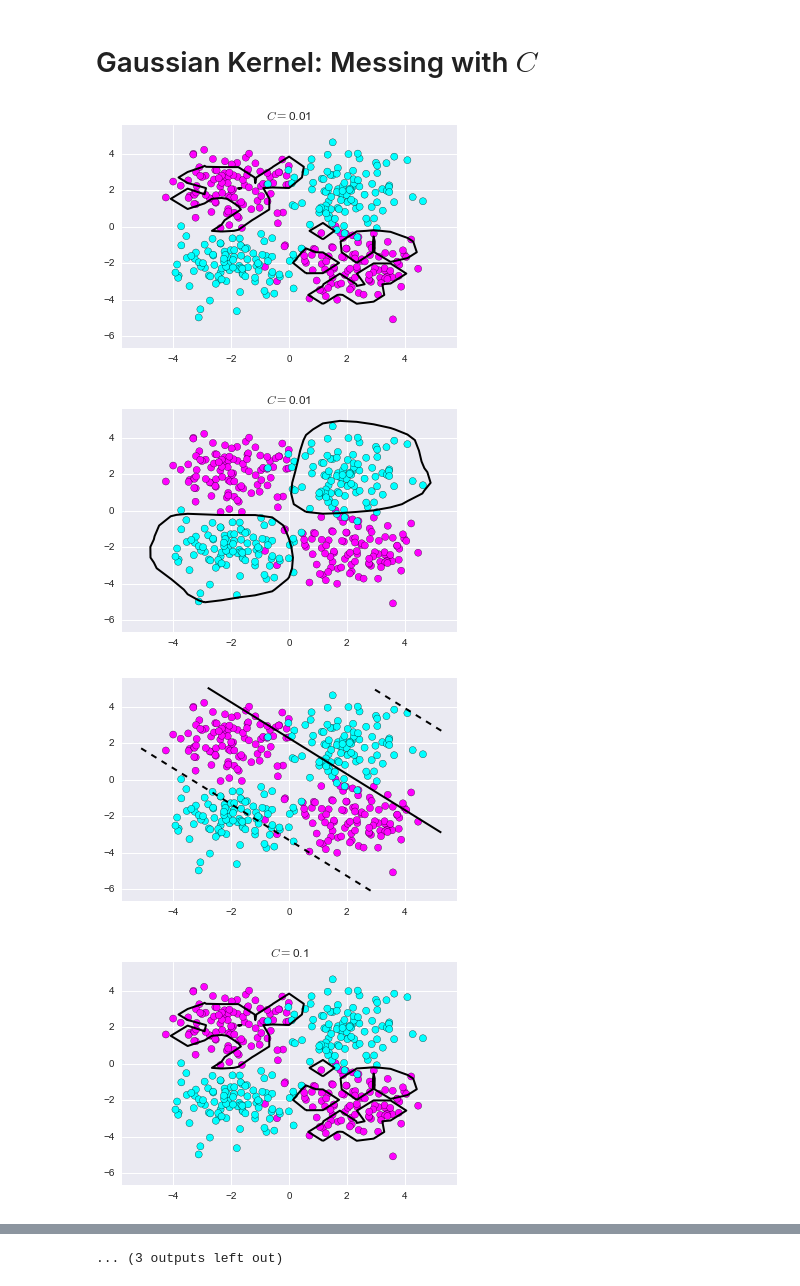
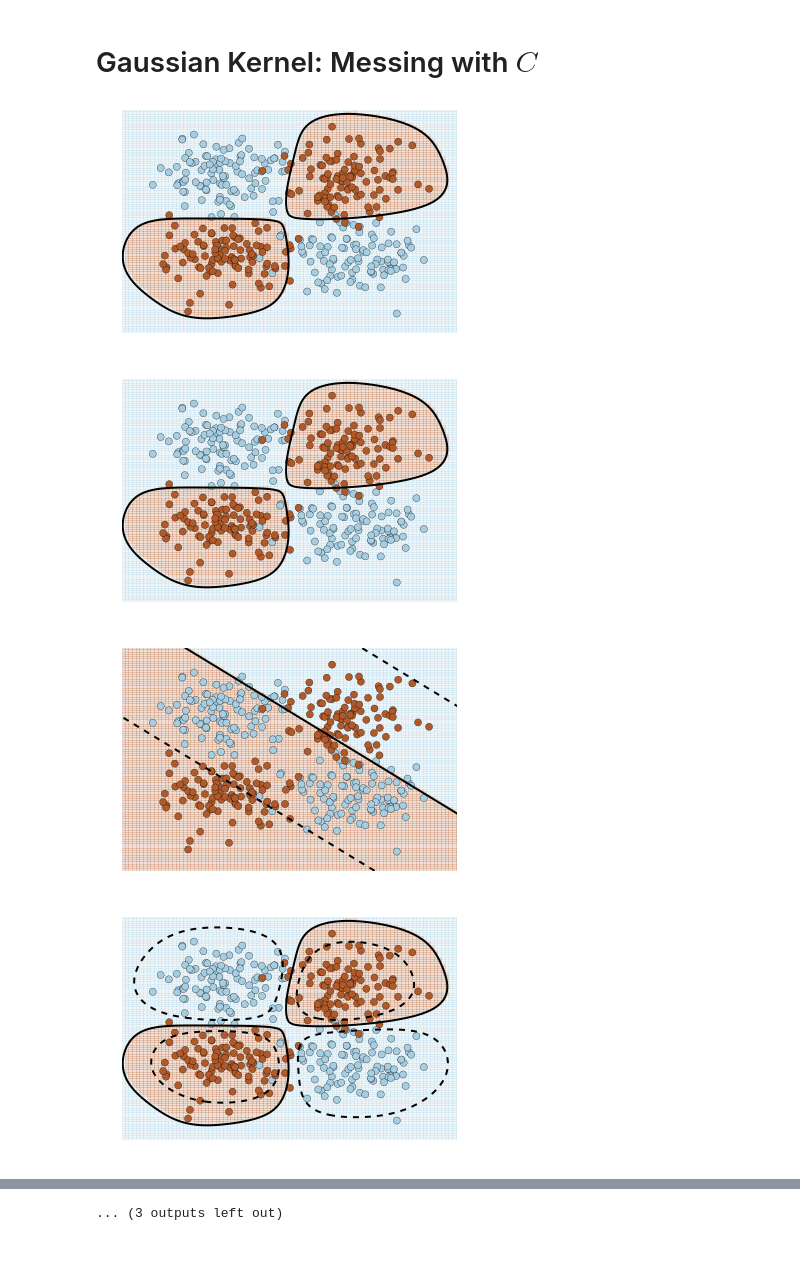
Before and after one commit to PhilChodrow/6.867_hwk2, a Jupyter notebook: P2.ipynb, the cells around one changed output, grey strips where cells are left out. Drawn from its saved outputs; the diff is of its cells as text; code cells hidden in the pictures; blank space fills up the shorter version.

Commit message:
speed boost to kernel methods

```diff
--- a/P2.ipynb
+++ b/P2.ipynb
@@ -6,4 +6,6 @@ from learner import learner
 from hw2_resources.plotBoundary import *
 from matplotlib import pyplot as plt
 import seaborn as sns
+from sklearn import metrics
+sns.set_style('white')
 %matplotlib inline
@@ -49,19 +92,24 @@ Y = np.array([1, 1, -1, -1]).reshape((4,1))
 
 svm = learner()
 svm.set_data(X,Y)
-svm.set_kernel_function(linear_kernel)
+svm.set_kernel('linear')
 svm.make_kernel_matrix()
 constraints = svm.train(1)
 
 fig = plt.figure()
 ax = fig.add_subplot(111)
-plot_data(1, X, Y, (0), ax, '')
-
-plt.gca().scatter(svm.support_vectors[:,0],
+ax.scatter(svm.support_vectors[:,0],
             svm.support_vectors[:,1],
             s = 200,
             c = 'black',
             alpha = .2) # ugly but whatevs
+plot_data(1, X, Y, (0), ax, '')
 
-plt.savefig('figs/toy.pdf')
+# ax.set_xlim((x_min, x_max))
+# ax.set_ylim((y_min, y_max))
+
+
+
+
+plt.savefig('figs/toy.pdf', bbox_inches='tight')
 # %% [output]
@@ -97,12 +145,13 @@ table = pd.DataFrame({'Data Set' : [],
                       'Validation Error': []})
 
 for i in [1, 2, 3, 4]:
+# for i in [1]:
 
     X,Y = read_data(data_path(i, 'train'))
 
     svm = learner()
     svm.set_data(X,Y)
-    svm.set_kernel_function(linear_kernel)
+    svm.set_kernel('linear')
     svm.make_kernel_matrix()
     svm.train(C)
 
@@ -118,6 +167,6 @@ for i in [1, 2, 3, 4]:
     fig = plt.figure()
     ax = fig.add_subplot(111)
     plot_data(i, X, Y, (0), ax, '')
-    plt.savefig('figs/svm_linear_' + str(i) + '.pdf')
+    plt.savefig('figs/svm_linear_' + str(i) + '.pdf', bbox_inches='tight')
 plt.tight_layout()
 # %% [output]
@@ -154,8 +203,8 @@ for j in range(len(Cs)):
         svm.set_data(X,Y)
 
         # do the Gaussian one:
-        svm.set_kernel_function(lambda x, y: gaussian_kernel(x,y, s = s))
-        svm.make_kernel_matrix()
+        svm.set_kernel('rbf')
+        svm.make_kernel_matrix(gamma = 1.0/s**2)
         svm.train(Cs[j])
 
         X_val, Y_val = read_data(data_path(i, 'validate'))
@@ -166,43 +215,43 @@ for j in range(len(Cs)):
         n_supports = len(svm.get_supports())
         fig = plt.figure()
         ax = fig.add_subplot(111)
-        plot_data(j+1, X, Y, (0), ax, r'$C = $' + str(Cs[j]))
-        plt.savefig('figs/svm_gaussian_C_' + str(Cs[j]) + '_s_' + str(s) + '.pdf')
+        plot_data(j+1, X, Y, (0), ax, '')
+        plt.savefig('figs/svm_gaussian_C_' + str(Cs[j]) + '_s_' + str(s) + '.pdf', bbox_inches='tight')
 
         add_to_table = pd.DataFrame({'C' : [Cs[j]],
                                      's' : s,
                           'Training Error': [training_error],
                           'Validation Error': [validation_error],
                                     'Margin' : margin,
                                     'Support Vectors' : n_supports})
         table = table.append(add_to_table)
 
     # do the linear one:
-    svm.set_kernel_function(linear_kernel)
+    svm.set_kernel('linear')
     svm.make_kernel_matrix()
     svm.train(Cs[j])
 
     X_val, Y_val = read_data(data_path(i, 'validate'))
 
     training_error = svm.training_error()
     validation_error = svm.test_error(X_val, Y_val)
     margin = svm.get_margin()
     n_supports = len(svm.get_supports())
     fig = plt.figure()
     ax = fig.add_subplot(111)
     plot_data(j+1, X, Y, (0), ax, '')
-    plt.savefig('figs/svm_linear_C' + str(Cs[j]) + '_s' + str(s) + '.pdf')
+    plt.savefig('figs/svm_linear_C' + str(Cs[j]) + '_s' + str(s) + '.pdf', bbox_inches='tight')
 
     add_to_table = pd.DataFrame({'C' : [Cs[j]],
                                  's' : np.nan,
                       'Training Error': [training_error],
                       'Validation Error': [validation_error],
                                 'Margin' : margin,
                                 'Support Vectors' : n_supports})
 
     table = table.append(add_to_table)
 # %% [output]
-[figure, old version]
+[figure, new version]
-[figure, old version]
+[figure, new version]
-[figure, old version]
+[figure, new version]
-[figure, old version]
+[figure, new version]
```
Also changed, not shown: parts of 9 cells of this notebook, 2 other files.
